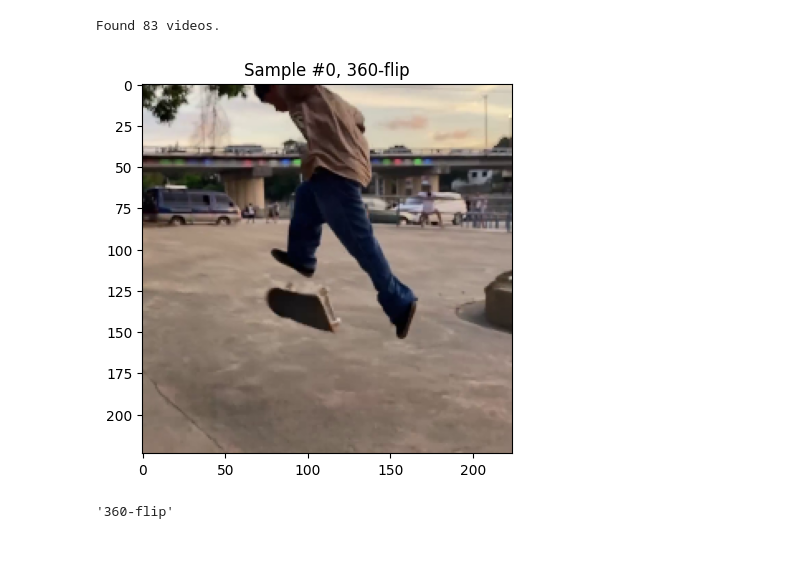
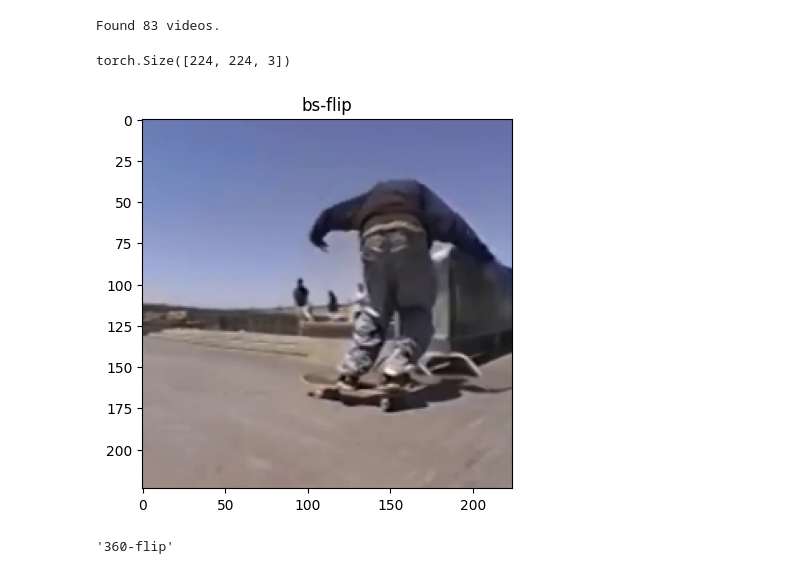
Before and after one commit to Bradenski/SkateboardAI, a Jupyter notebook: Build Dataset.ipynb, the cells around one changed output. Saved outputs shown, nothing was run; the diff lists cells and outputs as text; code cells hidden in the pictures.

```diff
--- a/Build Dataset.ipynb
+++ b/Build Dataset.ipynb
@@ -129,7 +182,8 @@ class SkateboardDataset(Dataset):
         video_path = video_paths[idx]
         frames = self.load_video_frames(video_path)
 
-        label = video_path.split('\\')[-1].split('_')[0]
+#         label = video_path.split('\\')[-1].split('_')[0]
+        label = get_clip_info(video_path)[0]
 
         return torch.tensor(frames), label
 # %%
@@ -139,14 +193,13 @@ skate_dataset = SkateboardDataset(data_dir)
 print("Found " + str(len(skate_dataset)) + " videos.")
 # %% [output]
 Found 83 videos.
-# %%
-for i , (frames, label) in enumerate(skate_dataset):
-    plt.title("Sample #{}, ".format(i) + label)
-    plt.imshow(frames[10].numpy())
-
-    if i == 0: break
-# %% [output]
-[figure, removed]
+# %%
+plt.title(skate_dataset[24][1])
+plt.imshow(skate_dataset[24][0][5])
+skate_dataset[10][0][0].size()
+# %% [output]
+torch.Size([224, 224, 3])
+[figure, added]
 # %%
 video_path = "C:/Users/Braden/Projects/SkateboardAI/skateboard_dataset"
 video_paths = glob.glob(os.path.join(video_path, "*"))
```
Also changed, not shown: parts of 2 cells of this notebook.
